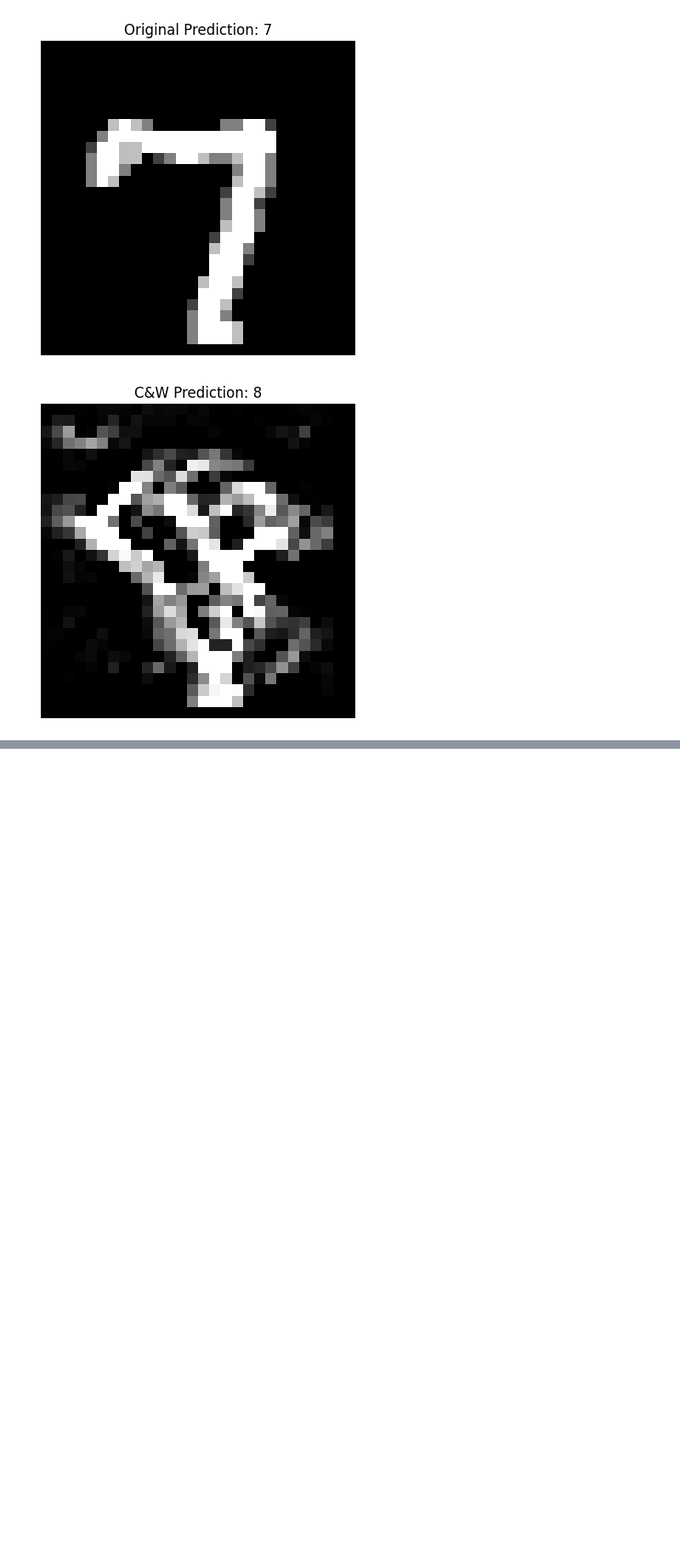
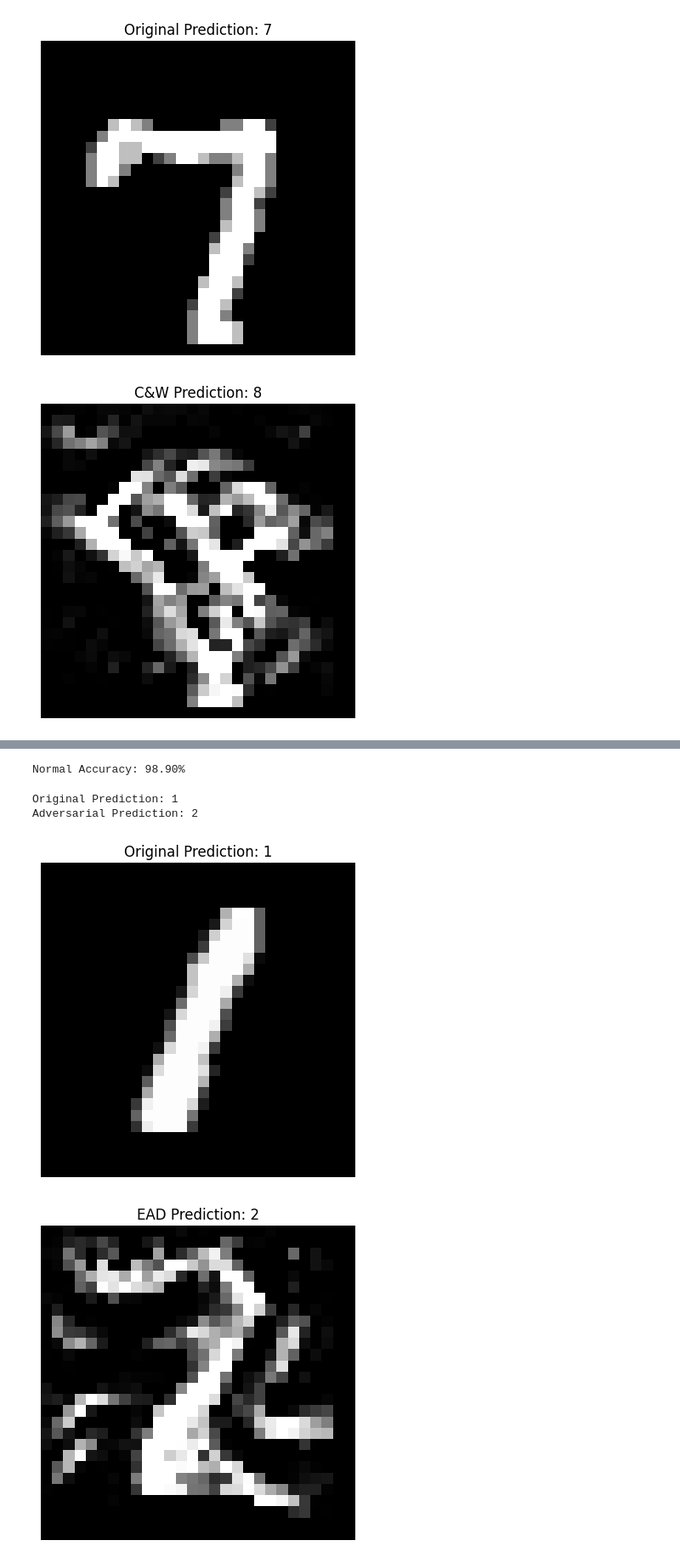
Before and after one commit to joysujeeth1761/Adversarial_ML, a Jupyter notebook: OPTIMIZATION_BASED_ATTACK.ipynb, the cells around one changed output, grey strips where cells are left out. Shown at 85% size. Cells and saved outputs as stored; diff of their text form; code cells hidden in the pictures; blank space fills up the shorter version.

```diff
--- a/OPTIMIZATION_BASED_ATTACK.ipynb
+++ b/OPTIMIZATION_BASED_ATTACK.ipynb
@@ -276,0 +393,31 @@ show_image(
+# %%
+# testing Accuracy
+def test_accuracy(model, loader):
+
+    model.eval()
+
+    correct = 0
+    total = 0
+
+    with torch.no_grad():
+
+        for images, labels in loader:
+
+            images = images.to(device)
+            labels = labels.to(device)
+
+            outputs = model(images)
+
+            _, predicted = torch.max(outputs.data, 1)
+
+            total += labels.size(0)
+
+            correct += (predicted == labels).sum().item()
+
+    accuracy = 100 * correct / total
+
+    print(f"Normal Accuracy: {accuracy:.2f}%")
+
+test_accuracy(model, test_loader)
+# %% [output]
+Normal Accuracy: 98.90%
@@ -276,0 +508,43 @@ show_image(
+# %%
+#generation of adversial example
+images, labels = next(iter(test_loader))
+
+images = images.to(device)
+labels = labels.to(device)
+
+adv_image = ead_attack(
+    model,
+    images,
+    labels,
+    c=1,
+    beta=0.01,
+    steps=100,
+    lr=0.01
+)
+# %%
+#PREDICTIONS
+
+output1 = model(images)
+pred1 = output1.argmax(dim=1)
+
+output2 = model(adv_image)
+pred2 = output2.argmax(dim=1)
+
+print("Original Prediction:", pred1.item())
+
+print("Adversarial Prediction:", pred2.item())
+
+show_image(
+    images[0],
+    f"Original Prediction: {pred1.item()}"
+)
+
+show_image(
+    adv_image[0],
+    f"EAD Prediction: {pred2.item()}"
+)
+# %% [output]
+Original Prediction: 1
+Adversarial Prediction: 2
+[figure, added]
+[figure, added]
```
Also changed, not shown: parts of 8 cells of this notebook.
